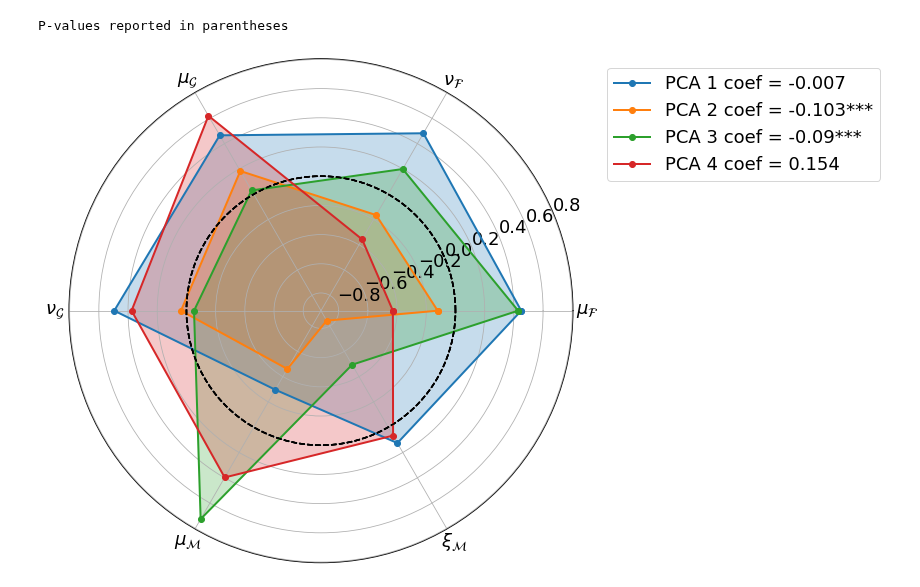
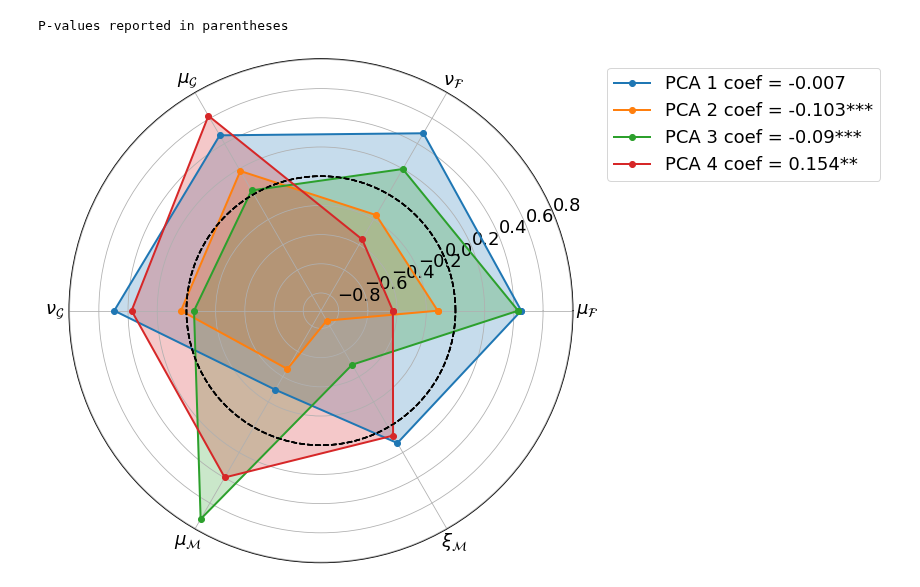
Before and after one commit to jaimeoliver1/social_capital_in_trade_networks, a Jupyter notebook: notebooks/01_01_linear_models_social_capital.ipynb, the cells around one changed output. Cells and saved outputs as stored; diff of their text form; code cells hidden in the pictures.

```diff
--- a/notebooks/01_01_linear_models_social_capital.ipynb
+++ b/notebooks/01_01_linear_models_social_capital.ipynb
@@ -459,34 +459,34 @@ fig=plt.figure(figsize = (12,12))
 ax = fig.add_subplot(111, polar=True)
 
 def convert_pvalue_stars(p):
-    if 0.05>p>0.1:
+    if 0.05<p<0.1:
         return "*"
-    elif 0.01>p>0.05:
+    elif 0.01<p<0.05:
         return "**"
     elif p<=0.01:
         return "***"
     else:
         return ""
 
 for i in range(n):
     stats_vector = df_radar.loc[i,labels]
     c = round(df_radar.loc[i,'coefs'], 3)
     p =  round(df_radar.loc[i,'pvalues'], 3)
     ax.plot(np.concatenate((angles,[angles[0]])), np.concatenate((stats_vector,[stats_vector[0]])),
             'o-',
             linewidth=2,
             label = f'''PCA {i+1} coef = {c}{convert_pvalue_stars(p)}'''
     )
     ax.fill(angles, stats_vector, alpha=0.25)
     ax.plot(circle_angles, np.zeros_like(circle_angles), 'k--')
 
 plt.legend(bbox_to_anchor=(1.05, 1), loc='upper left')
 ax.set_thetagrids(angles * 180/np.pi, labels)
 ax.grid(True)
 
 plt.tight_layout()
 save_to = os.path.join(Path(os.getcwd()).parent.resolve(), 'reports', 'figures', f'pca_results.png')
 plt.savefig(save_to, transparent=False)
 plt.show()
 # %% [output]
-[figure, old version]
+[figure, new version]
```
Also changed, not shown: parts of 1 cell of this notebook, 5 other files.
